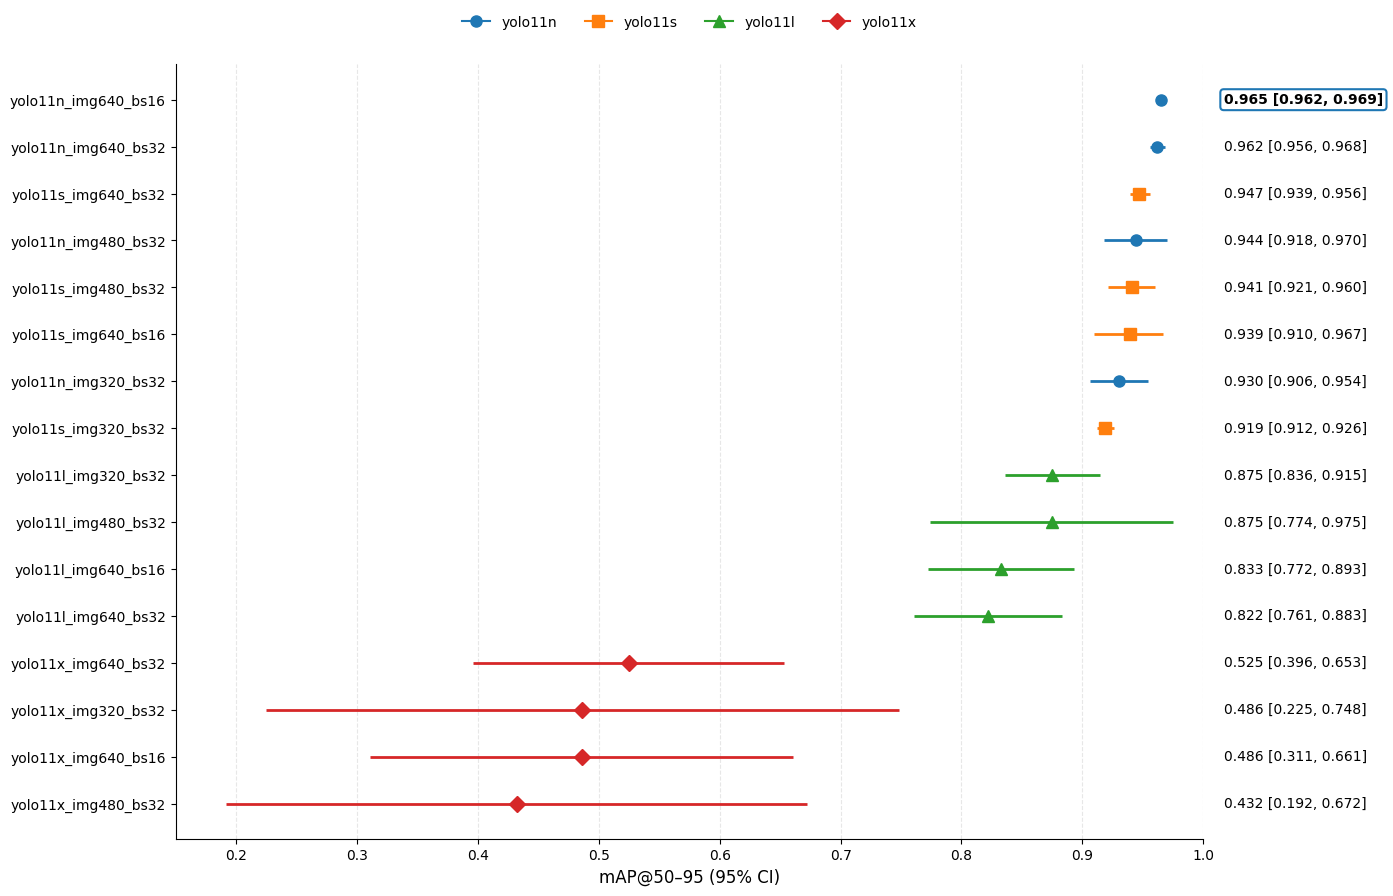
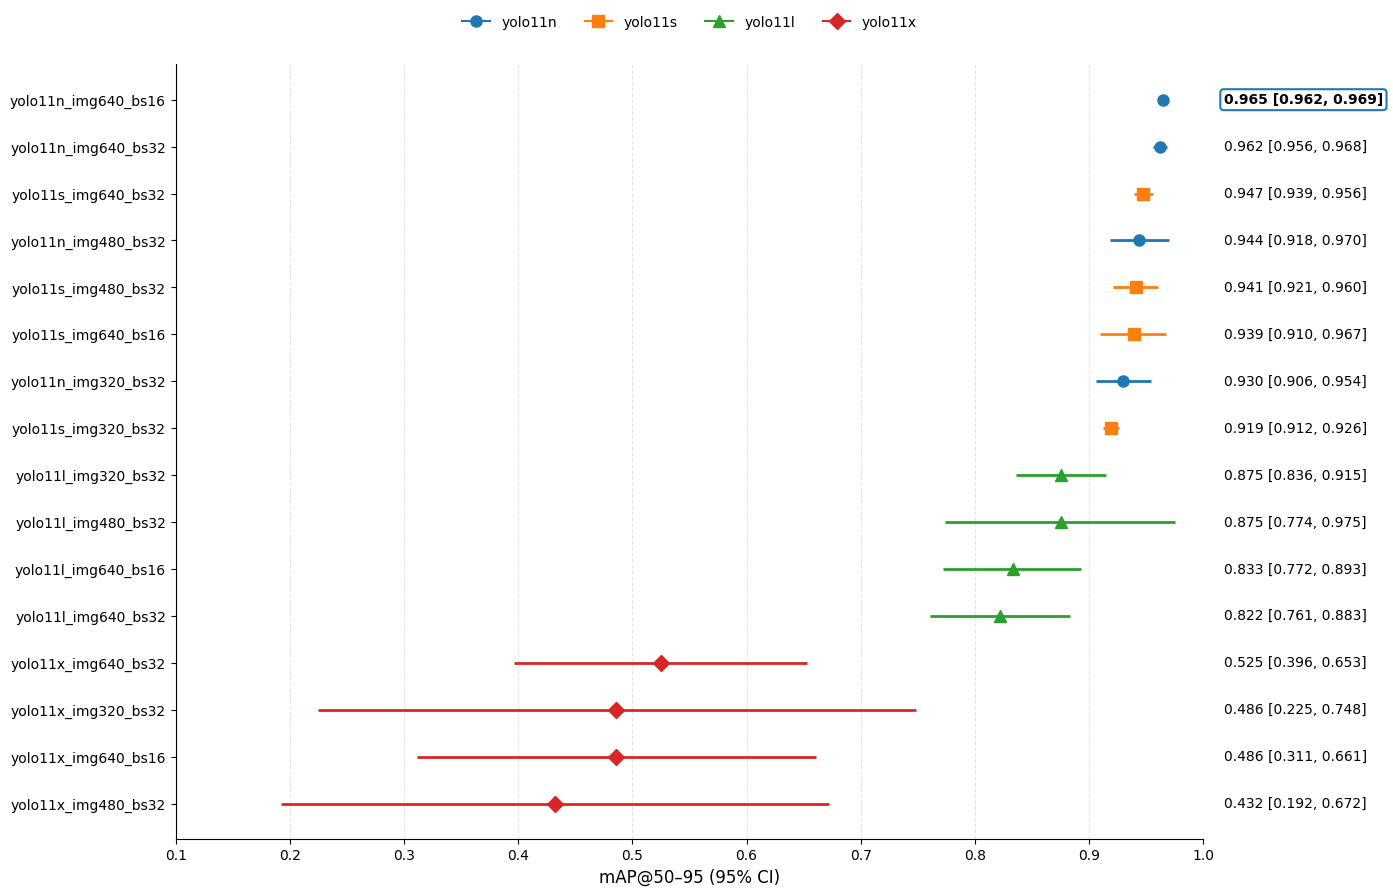
The notebook cell's code change between the first figure and the second:
--- before
+++ after
@@ -92,5 +92,5 @@
 
 # Escala recomendada para que se vea toda la variabilidad
-ax.set_xlim(0.15, 1.00)
+ax.set_xlim(0.10, 1.00)
 
 ax.grid(axis="x", linestyle="--", alpha=0.3)

Commit: feat: :sparkles: Actualización de gráficos